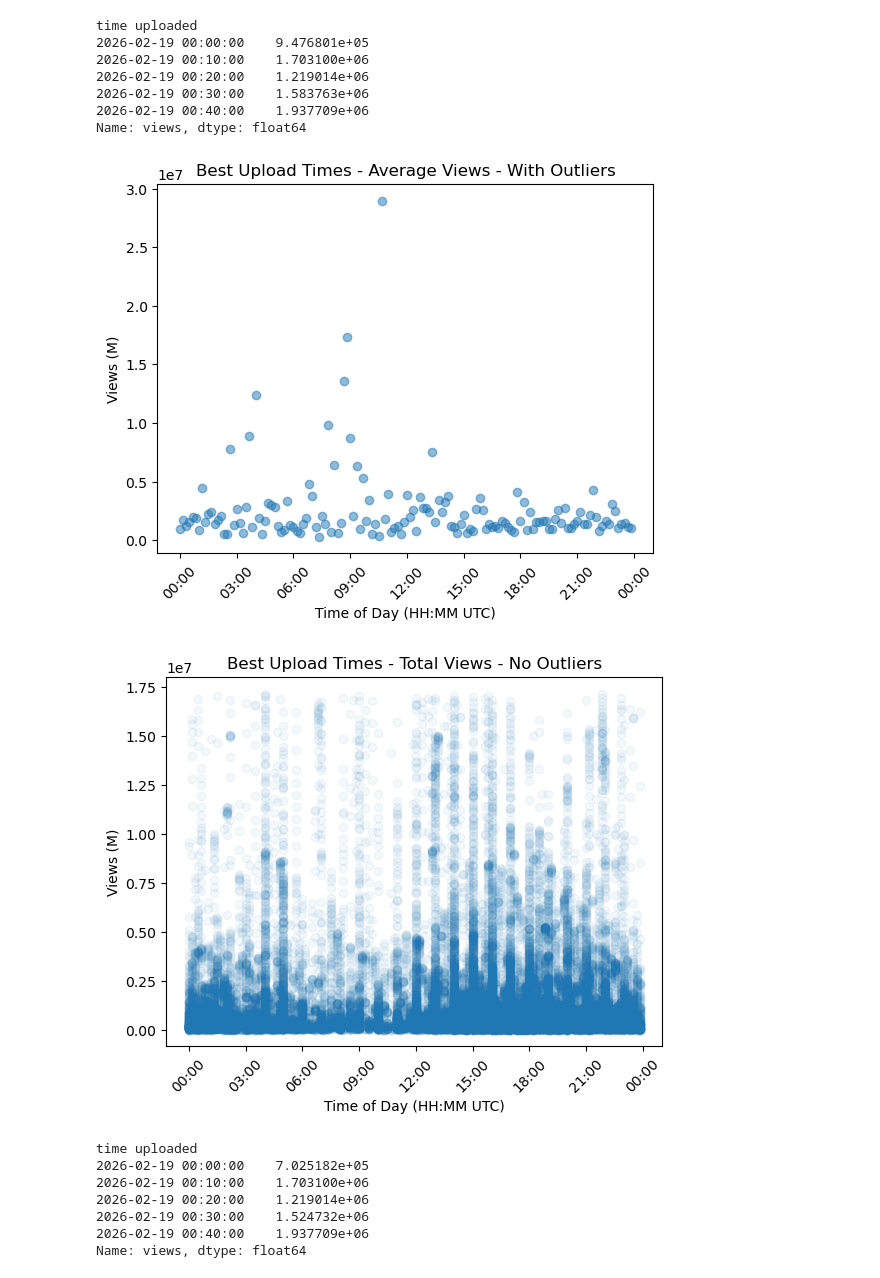
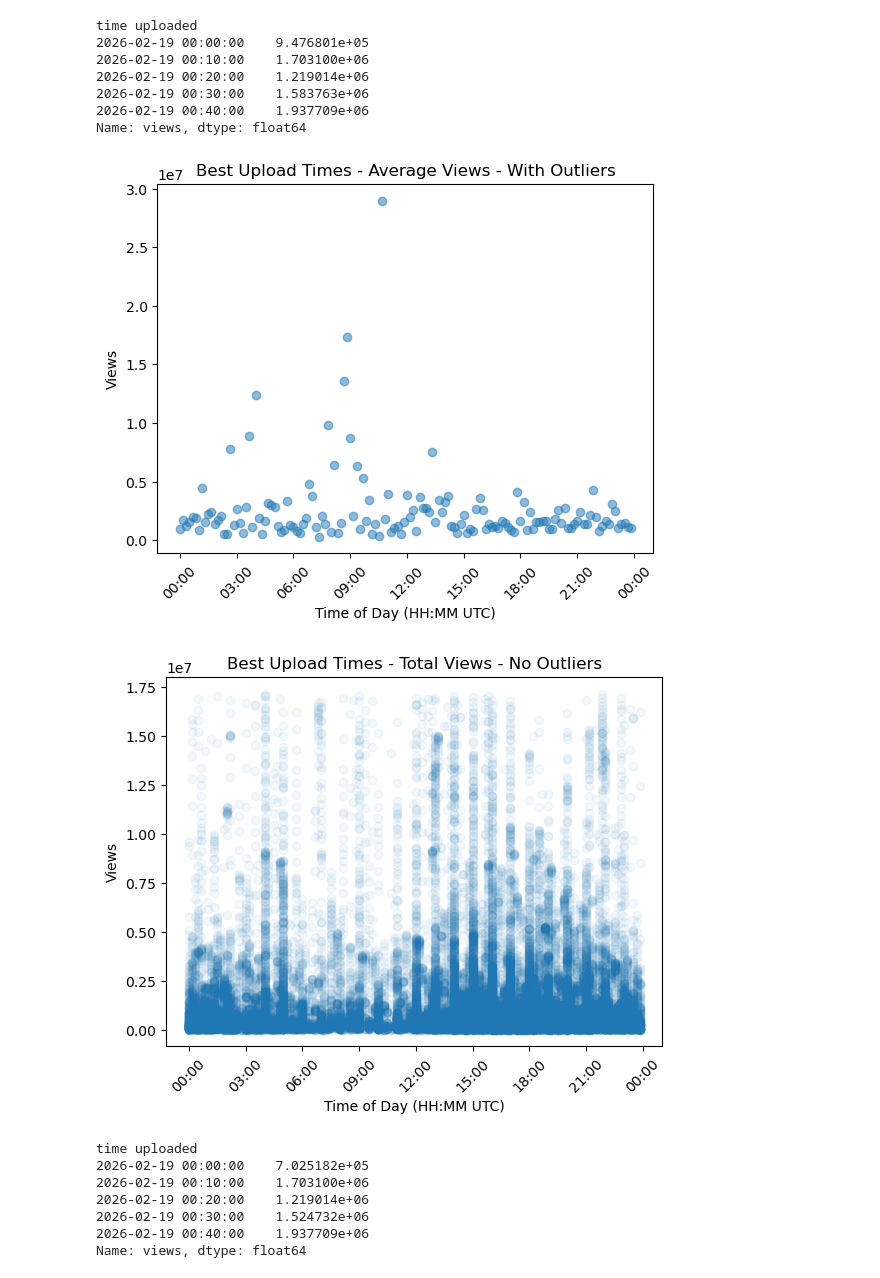
Before and after one commit to Miller130s/US_Youtube, a Jupyter notebook: youtube.ipynb, the cells around one changed output. Saved outputs shown, nothing was run; the diff lists cells and outputs as text; code cells hidden in the pictures.

Commit message:
Fixed the Y-label on some graphs

```diff
--- a/youtube.ipynb
+++ b/youtube.ipynb
@@ -321,20 +321,20 @@ Name: views, dtype: float64
 # %%
 fig, ax = plt.subplots()
 
 ax.scatter(mean_views_by_time.index, mean_views_by_time, alpha=0.5)
 
 ax.xaxis.set_major_formatter(mdates.DateFormatter("%H:%M"))
 
 ax.set_title("Best Upload Times - Average Views - With Outliers")
 ax.set_xlabel("Time of Day (HH:MM UTC)")
-ax.set_ylabel("Views (M)")
+ax.set_ylabel("Views")
 plt.xticks(rotation=45)
 
 fig.savefig("pictures/Best-Upload-Times-Average-Views-With-Outliers")
 
 plt.show()
 # %% [output]
-[figure, old version]
+[figure, new version]
 # %%
 stand_dev_views = np.std(yt_df["views"])
 
@@ -348,11 +348,11 @@ ax.xaxis.set_major_formatter(mdates.DateFormatter("%H:%M"))
 
 ax.set_title("Best Upload Times - Total Views - No Outliers")
 ax.set_xlabel("Time of Day (HH:MM UTC)")
-ax.set_ylabel("Views (M)")
+ax.set_ylabel("Views")
 plt.xticks(rotation=45)
 plt.show()
 # %% [output]
-[figure, old version]
+[figure, new version]
 # %%
 mean_views_by_time = yt_no_views_outliers.groupby('time uploaded')["views"].mean()
 mean_views_by_time.head()
```
Also changed, not shown: parts of 2 cells of this notebook, 2 other files.
